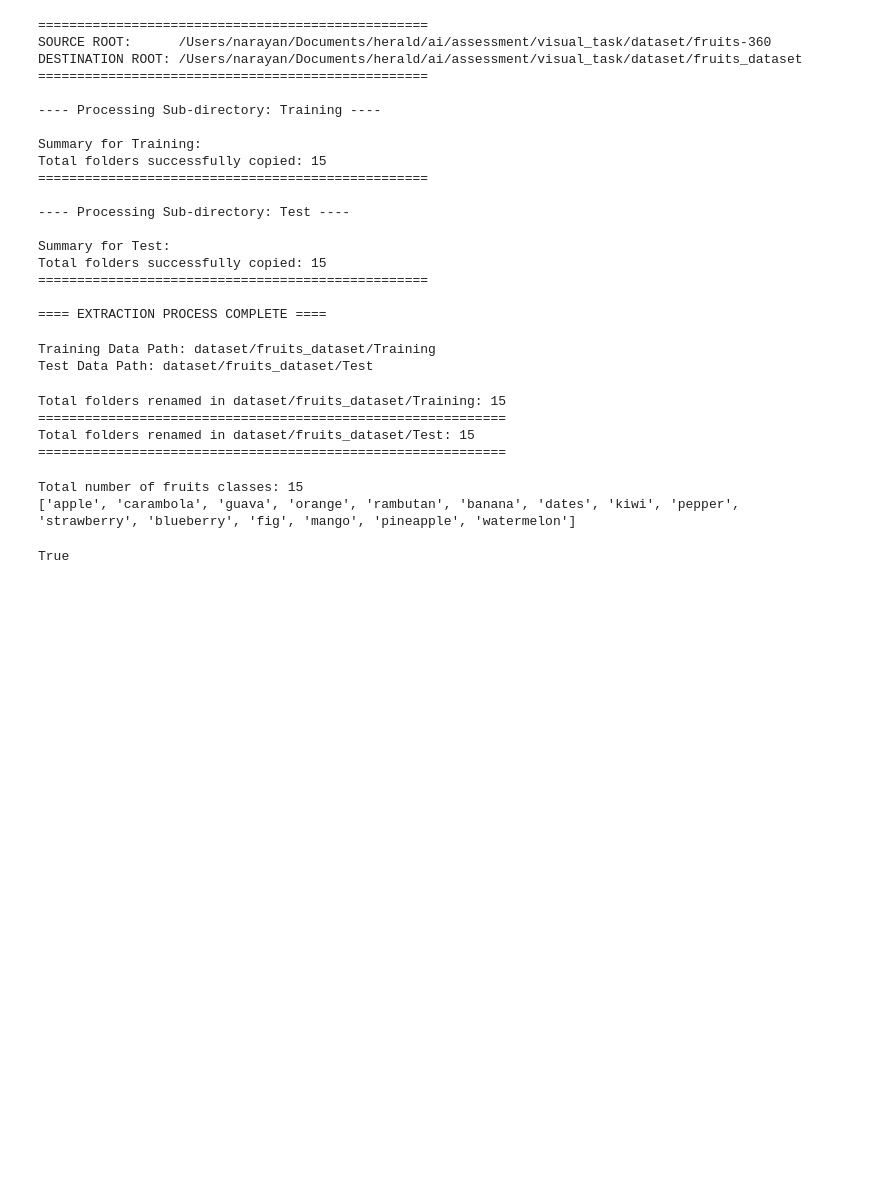
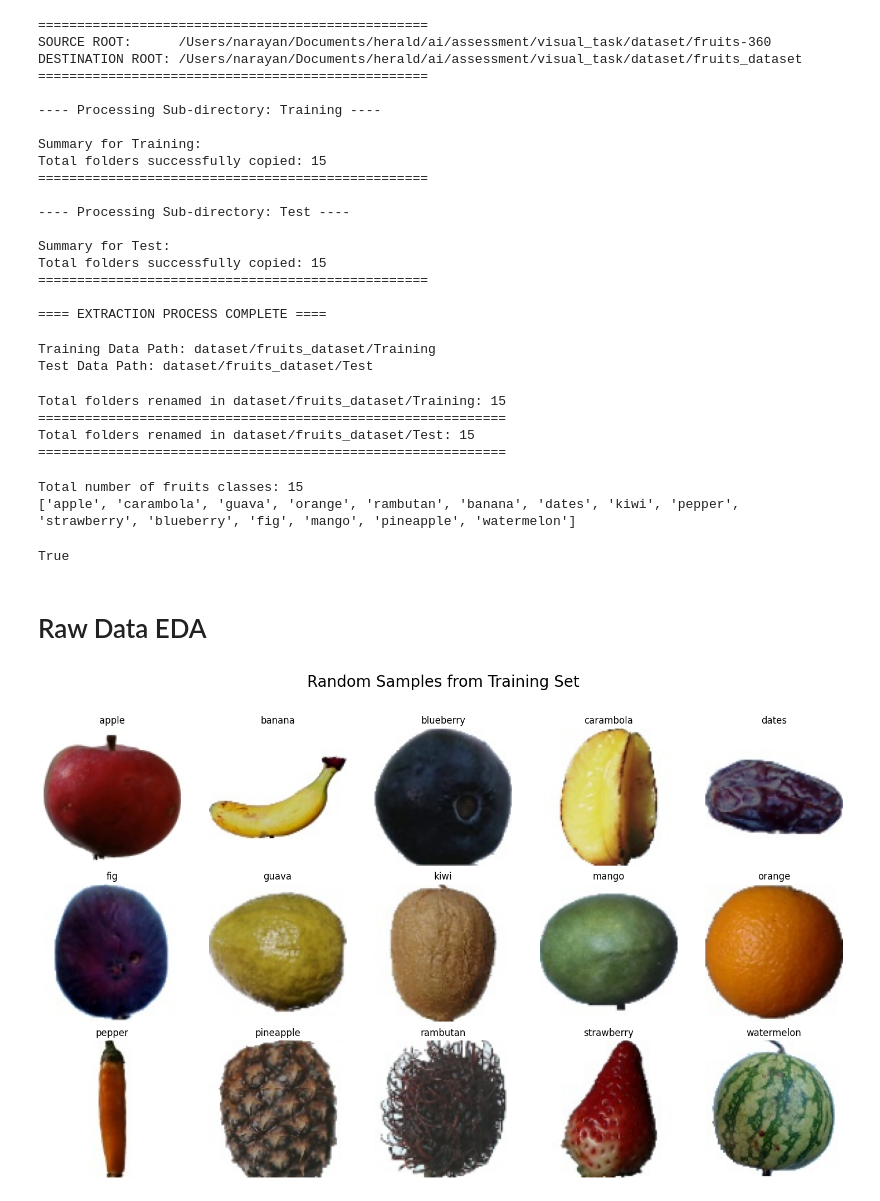
Before and after one commit to nl-codes/6CS012-Artificial-Intelligence-and-Machine-Learning, a Jupyter notebook: assessment/visual_task/prepare_dataset.ipynb, the cells around one changed output. Cells and saved outputs as stored; diff of their text form; code cells hidden in the pictures; blank space fills up the shorter version.

Commit message:
EDA: Class distribution and one visualization

```diff
--- a/assessment/visual_task/prepare_dataset.ipynb
+++ b/assessment/visual_task/prepare_dataset.ipynb
@@ -331,3 +333,5 @@ ensure_class_exists(TRAIN_DIR, CLASS_NAMES, False)
 ensure_class_exists(TEST_DIR, CLASS_NAMES, False)
 # %% [output]
 True
+# %% [markdown]
+# Raw Data EDA
@@ -333,0 +394,5 @@ True
+# %%
+# See one random sample fruit from each class in training dat
+visualize_random_samples(dataset_path=TRAIN_DIR, set_name="Training Set", seed=42)
+# %% [output]
+[figure, added]
```
Also changed, not shown: parts of 6 cells of this notebook.
